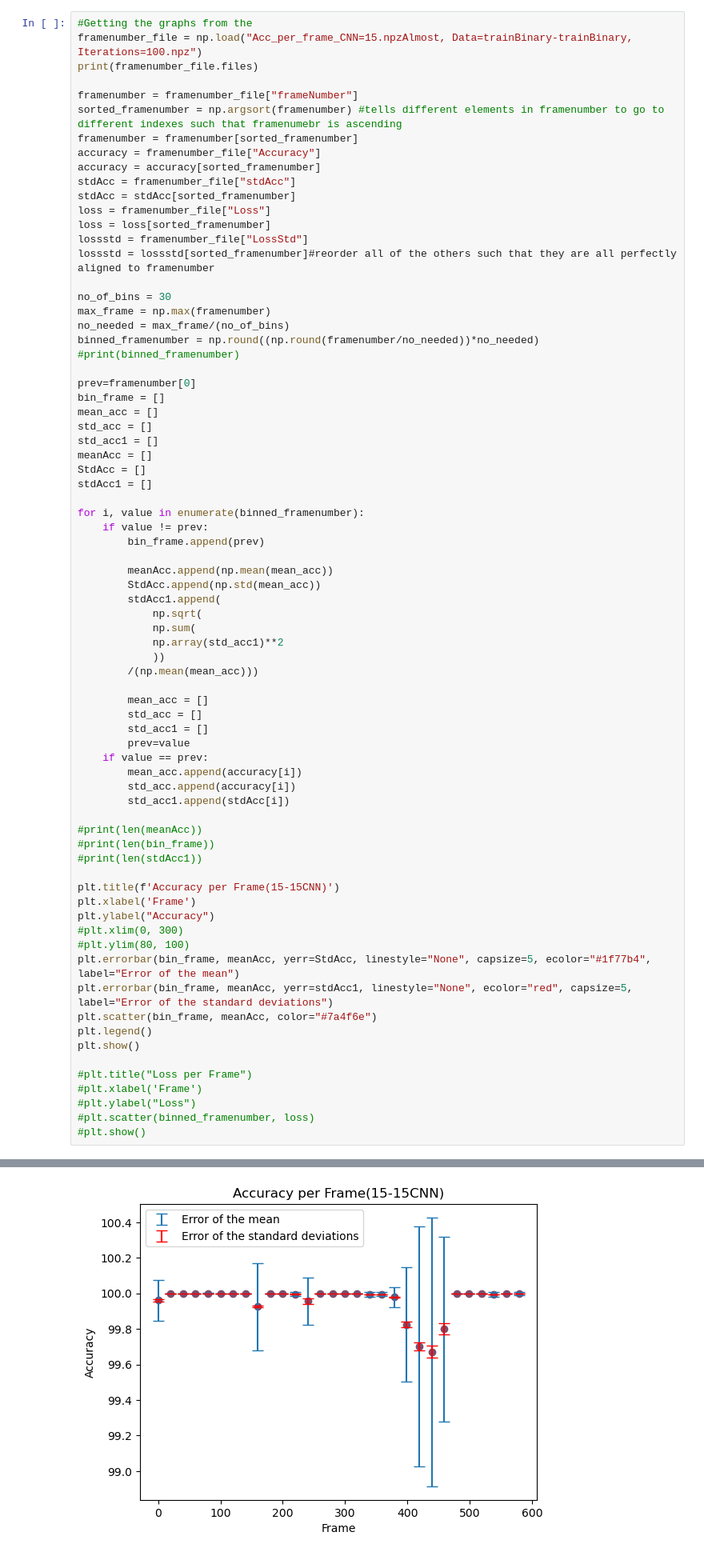
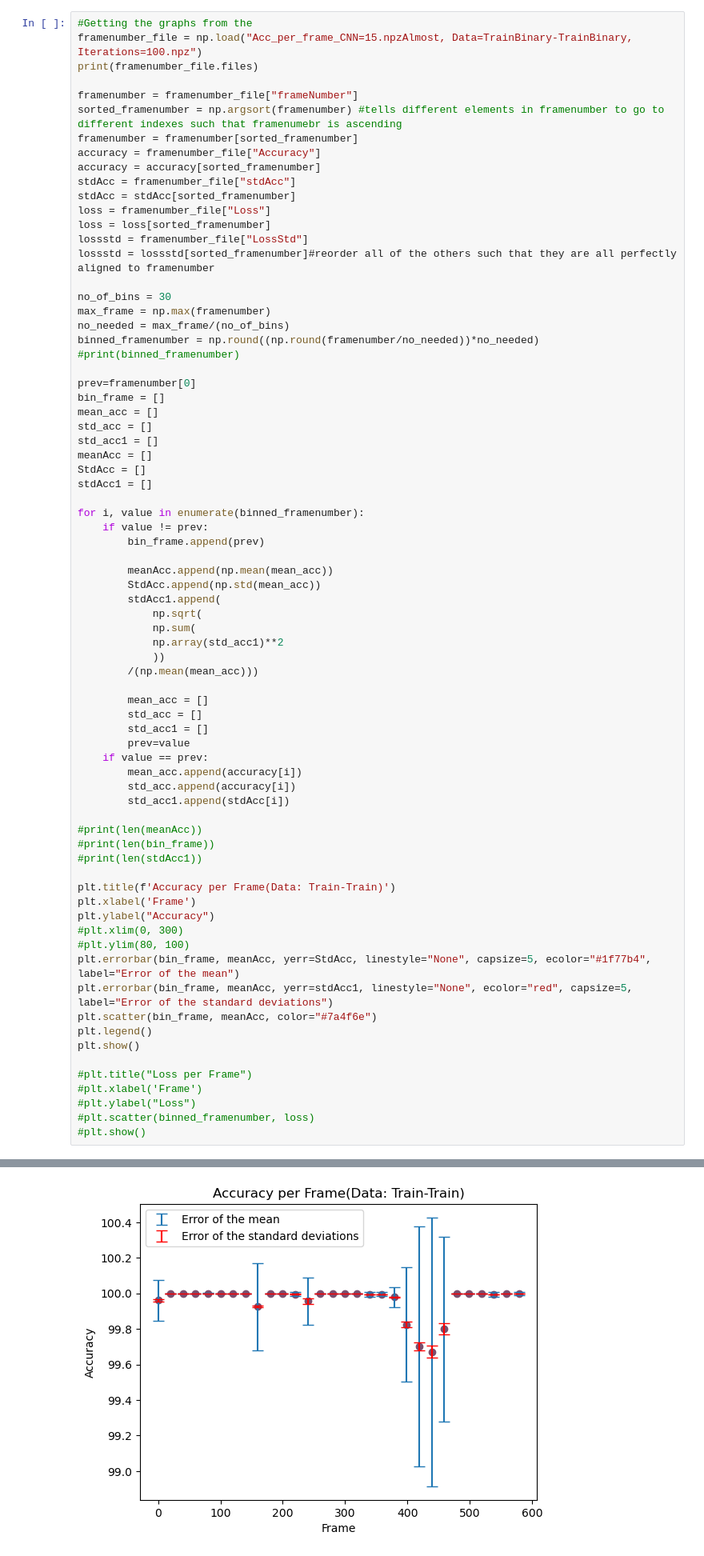
Before and after one commit to Phb22rr/3rd-year-project, a Jupyter notebook: 10. Graphs.ipynb, the cells around one changed output, grey strips where cells are left out. Shown: that part at 80% size. Cells and saved outputs as stored; diff of their text form.

```diff
--- a/10. Graphs.ipynb
+++ b/10. Graphs.ipynb
@@ -182,7 +282,7 @@ plt.show()
 [figure]
 # %%
 #Getting the graphs from the
-framenumber_file = np.load("Acc_per_frame_CNN=15.npzAlmost, Data=trainBinary-trainBinary, Iterations=100.npz")
+framenumber_file = np.load("Acc_per_frame_CNN=15.npzAlmost, Data=TrainBinary-TrainBinary, Iterations=100.npz")
 print(framenumber_file.files)
 
 framenumber = framenumber_file["frameNumber"]
@@ -228,32 +328,32 @@ for i, value in enumerate(binned_framenumber):
         mean_acc = []
         std_acc = []
         std_acc1 = []
         prev=value
     if value == prev:
         mean_acc.append(accuracy[i])
         std_acc.append(accuracy[i])
         std_acc1.append(stdAcc[i])
 
 #print(len(meanAcc))
 #print(len(bin_frame))
 #print(len(stdAcc1))
 
-plt.title(f'Accuracy per Frame(15-15CNN)')
+plt.title(f'Accuracy per Frame(Data: Train-Train)')
 plt.xlabel('Frame')
 plt.ylabel("Accuracy")
 #plt.xlim(0, 300)
 #plt.ylim(80, 100)
 plt.errorbar(bin_frame, meanAcc, yerr=StdAcc, linestyle="None", capsize=5, ecolor="#1f77b4", label="Error of the mean")
 plt.errorbar(bin_frame, meanAcc, yerr=stdAcc1, linestyle="None", ecolor="red", capsize=5, label="Error of the standard deviations")
 plt.scatter(bin_frame, meanAcc, color="#7a4f6e")
 plt.legend()
 plt.show()
 
 #plt.title("Loss per Frame")
 #plt.xlabel('Frame')
 #plt.ylabel("Loss")
 #plt.scatter(binned_framenumber, loss)
 #plt.show()
 # %% [output]
 ['frameNumber', 'Accuracy', 'stdAcc', 'Loss', 'LossStd']
-[figure, old version]
+[figure, new version]
```
Also changed, not shown: parts of 3 cells of this notebook, 2 other files.
